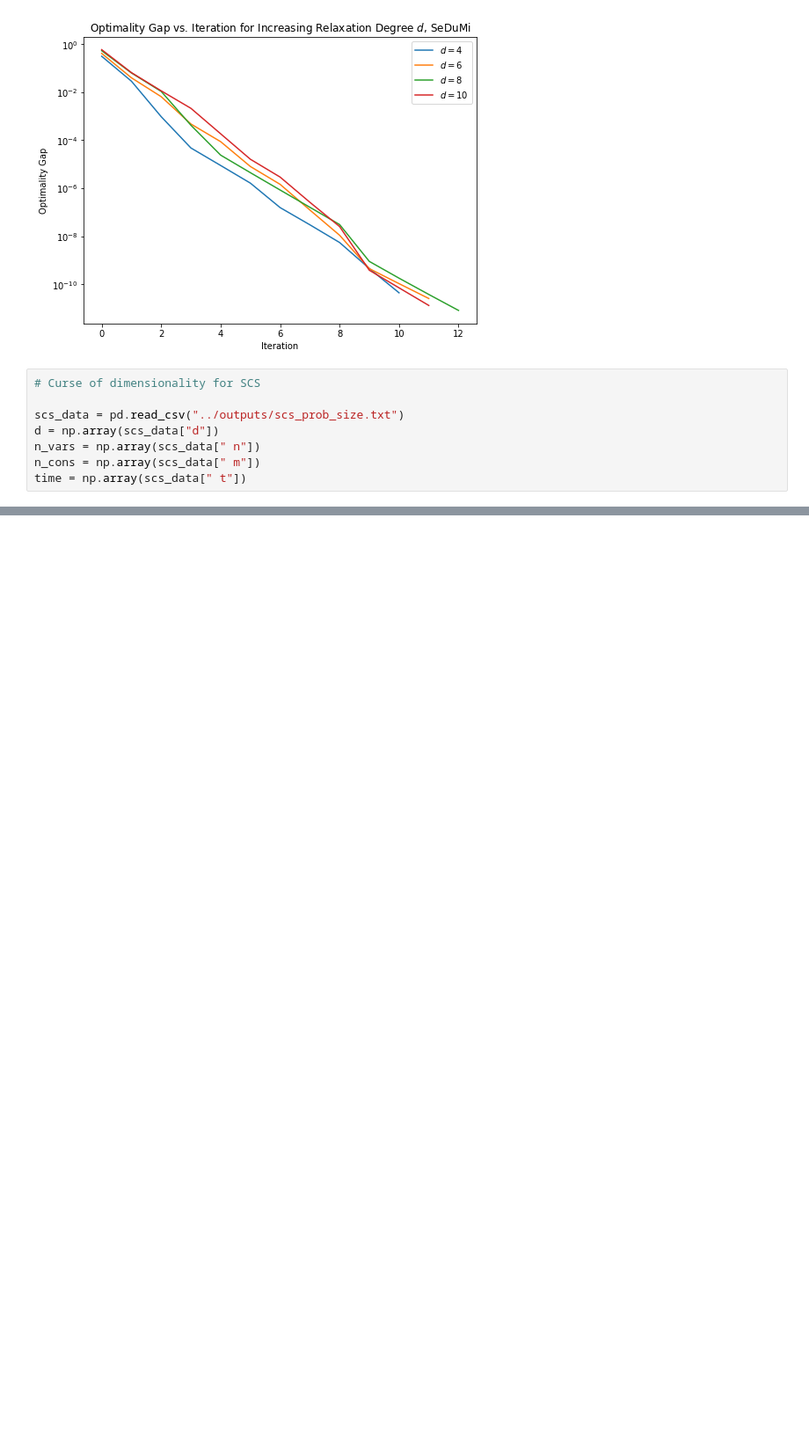
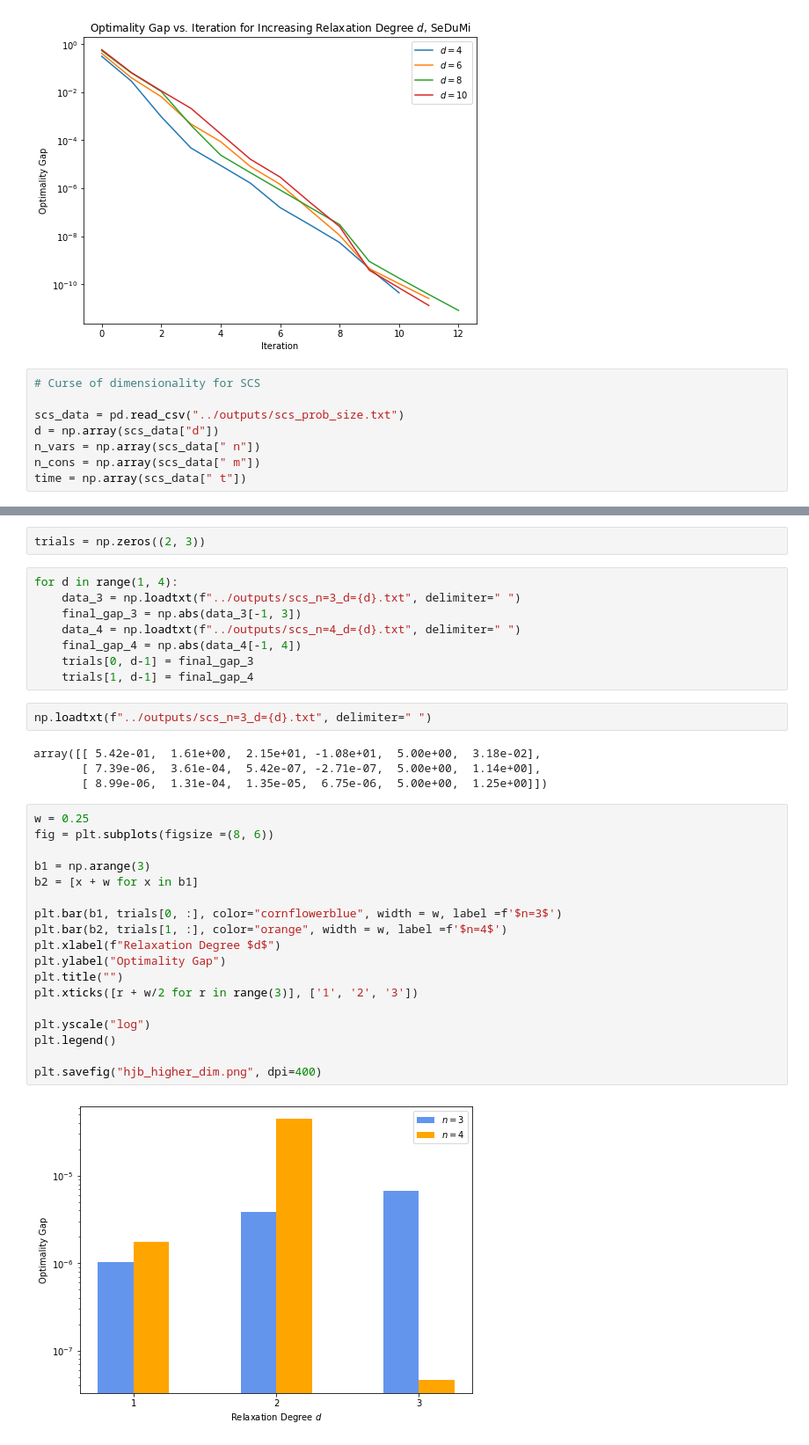
Before and after one commit to jakehofgard/sdp_pdes, a Jupyter notebook: plots/plotting.ipynb, the cells around one changed output, grey strips where cells are left out. Shown at 88% size. Saved outputs shown, nothing was run; the diff lists cells and outputs as text; blank space fills up the shorter version.

```diff
--- a/plots/plotting.ipynb
+++ b/plots/plotting.ipynb
@@ -80,3 +82,39 @@ plt.legend()
 plt.savefig("hjb_energy_n=2.png", dpi=400)
 # %% [output]
 [figure]
+# %%
+trials = np.zeros((2, 3))
+# %%
+for d in range(1, 4):
+    data_3 = np.loadtxt(f"../outputs/scs_n=3_d={d}.txt", delimiter=" ")
+    final_gap_3 = np.abs(data_3[-1, 3])
+    data_4 = np.loadtxt(f"../outputs/scs_n=4_d={d}.txt", delimiter=" ")
+    final_gap_4 = np.abs(data_4[-1, 4])
+    trials[0, d-1] = final_gap_3
+    trials[1, d-1] = final_gap_4
+# %%
+np.loadtxt(f"../outputs/scs_n=3_d={d}.txt", delimiter=" ")
+# %% [output]
+array([[ 5.42e-01,  1.61e+00,  2.15e+01, -1.08e+01,  5.00e+00,  3.18e-02],
+       [ 7.39e-06,  3.61e-04,  5.42e-07, -2.71e-07,  5.00e+00,  1.14e+00],
+       [ 8.99e-06,  1.31e-04,  1.35e-05,  6.75e-06,  5.00e+00,  1.25e+00]])
+# %%
+w = 0.25
+fig = plt.subplots(figsize =(8, 6))
+
+b1 = np.arange(3)
+b2 = [x + w for x in b1]
+
+plt.bar(b1, trials[0, :], color="cornflowerblue", width = w, label =f'$n=3$')
+plt.bar(b2, trials[1, :], color="orange", width = w, label =f'$n=4$')
+plt.xlabel(f"Relaxation Degree $d$")
+plt.ylabel("Optimality Gap")
+plt.title("")
+plt.xticks([r + w/2 for r in range(3)], ['1', '2', '3'])
+
+plt.yscale("log")
+plt.legend()
+
+plt.savefig("hjb_higher_dim.png", dpi=400)
+# %% [output]
+[figure, added]
```
Also changed, not shown: parts of 2 cells of this notebook, 17 other files.
